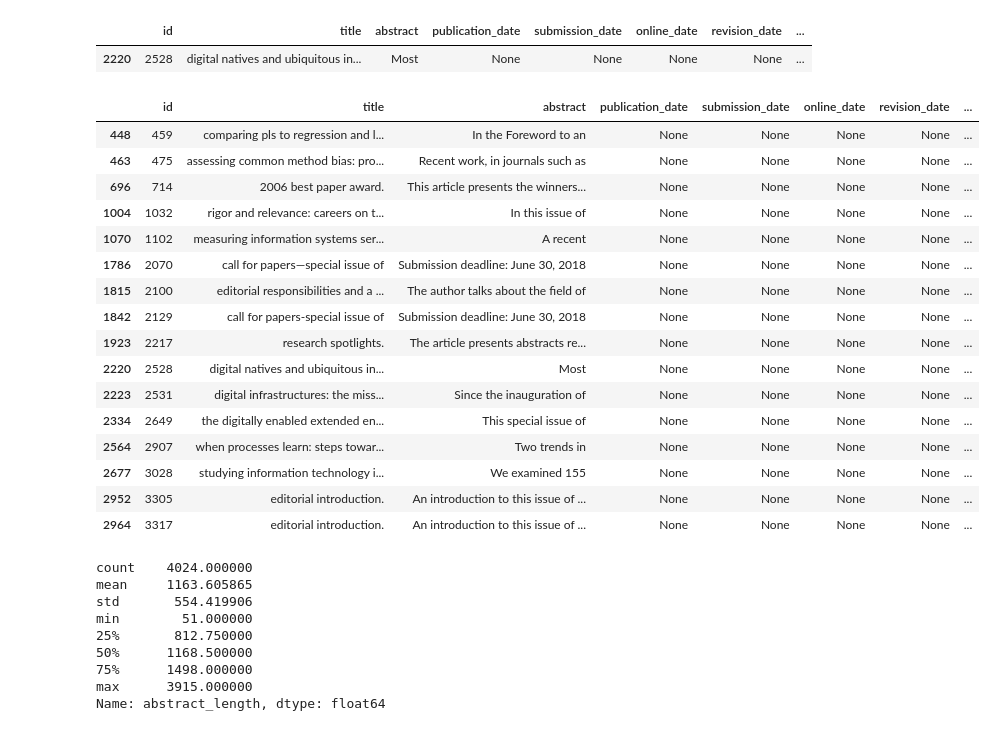
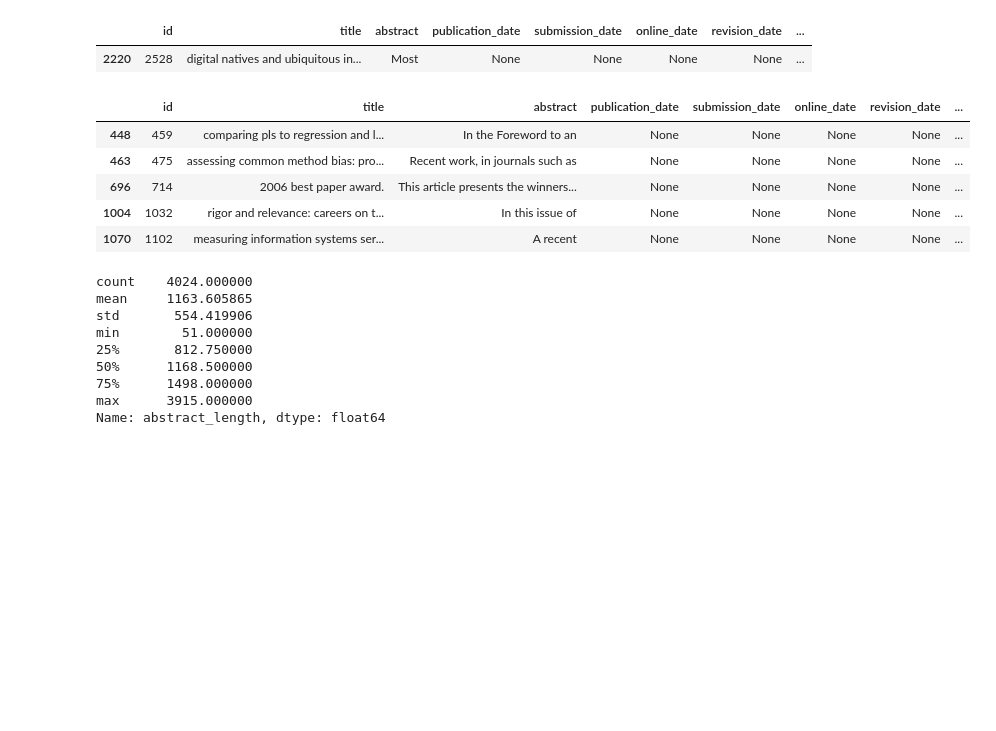
Before and after one commit to harrywang/pub-analyzer, a Jupyter notebook: pre-processing/eda-sample-dataset.ipynb, the cells around one changed output. Cells and saved outputs as stored; diff of their text form; code cells hidden in the pictures; blank space fills up the shorter version.

```diff
--- a/eda/eda-sample-dataset.ipynb
+++ b/pre-processing/eda-sample-dataset.ipynb
@@ -1031,25 +1000,14 @@ paper_length[paper_length['abstract_length']==5]
 | 2220 | 2528 | digital natives and ubiquitous in... | Most | None | None | None | None | ... |
 # %%
 # when 'abstract_length'<50, it usually represents a wrong observation
-paper_length[paper_length['abstract_length']<50]
+paper_length[paper_length['abstract_length']<50].head()
 # %% [output]
 |  | id | title | abstract | publication_date | submission_date | online_date | revision_date | ... |
 | 448 | 459 | comparing pls to regression and l... | In the Foreword to an | None | None | None | None | ... |
 | 463 | 475 | assessing common method bias: pro... | Recent work, in journals such as | None | None | None | None | ... |
 | 696 | 714 | 2006 best paper award. | This article presents the winners... | None | None | None | None | ... |
 | 1004 | 1032 | rigor and relevance: careers on t... | In this issue of | None | None | None | None | ... |
 | 1070 | 1102 | measuring information systems ser... | A recent | None | None | None | None | ... |
-| 1786 | 2070 | call for papers—special issue of | Submission deadline: June 30, 2018 | None | None | None | None | ... |
-| 1815 | 2100 | editorial responsibilities and a ... | The author talks about the field of | None | None | None | None | ... |
-| 1842 | 2129 | call for papers-special issue of | Submission deadline: June 30, 2018 | None | None | None | None | ... |
-| 1923 | 2217 | research spotlights. | The article presents abstracts re... | None | None | None | None | ... |
-| 2220 | 2528 | digital natives and ubiquitous in... | Most | None | None | None | None | ... |
-| 2223 | 2531 | digital infrastructures: the miss... | Since the inauguration of | None | None | None | None | ... |
-| 2334 | 2649 | the digitally enabled extended en... | This special issue of | None | None | None | None | ... |
-| 2564 | 2907 | when processes learn: steps towar... | Two trends in | None | None | None | None | ... |
-| 2677 | 3028 | studying information technology i... | We examined 155 | None | None | None | None | ... |
-| 2952 | 3305 | editorial introduction. | An introduction to this issue of ... | None | None | None | None | ... |
-| 2964 | 3317 | editorial introduction. | An introduction to this issue of ... | None | None | None | None | ... |
 # %%
 # remove these observations from the dataset
 paper_length = paper_length[paper_length['abstract_length']>50]
```
Also changed, not shown: parts of 11 cells of this notebook, 2 other files.
